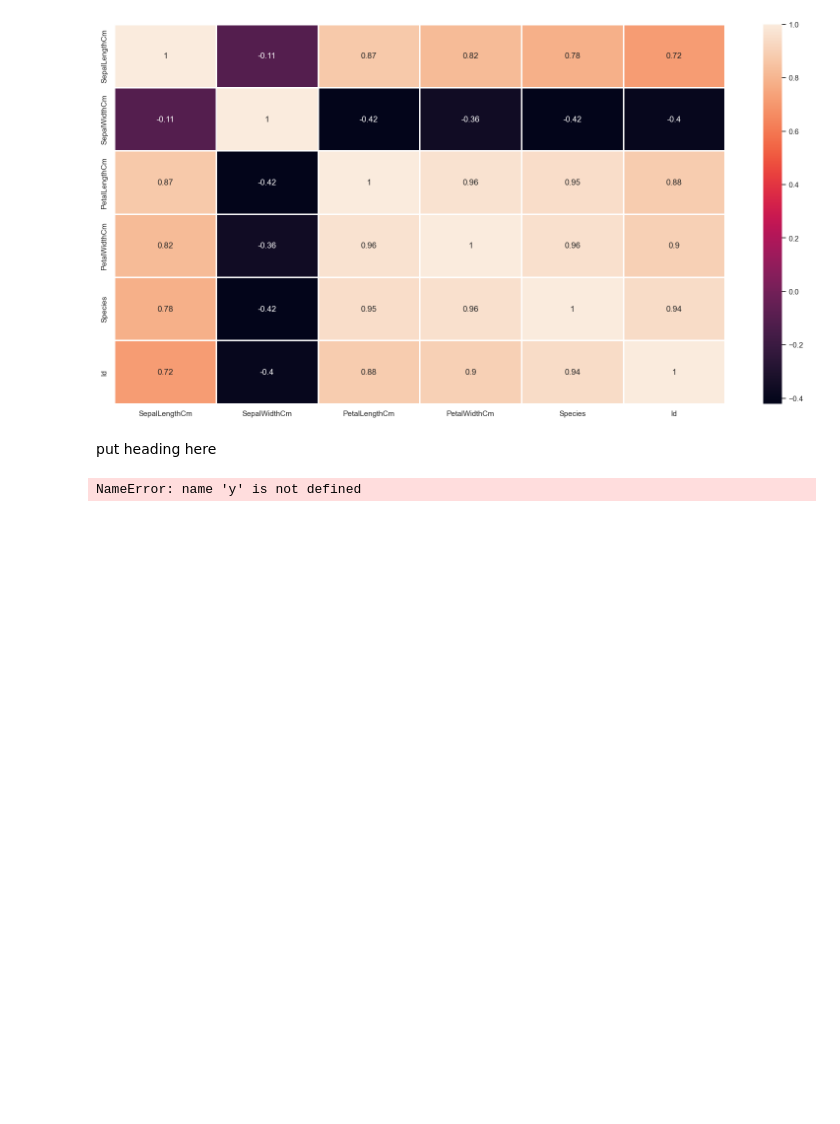
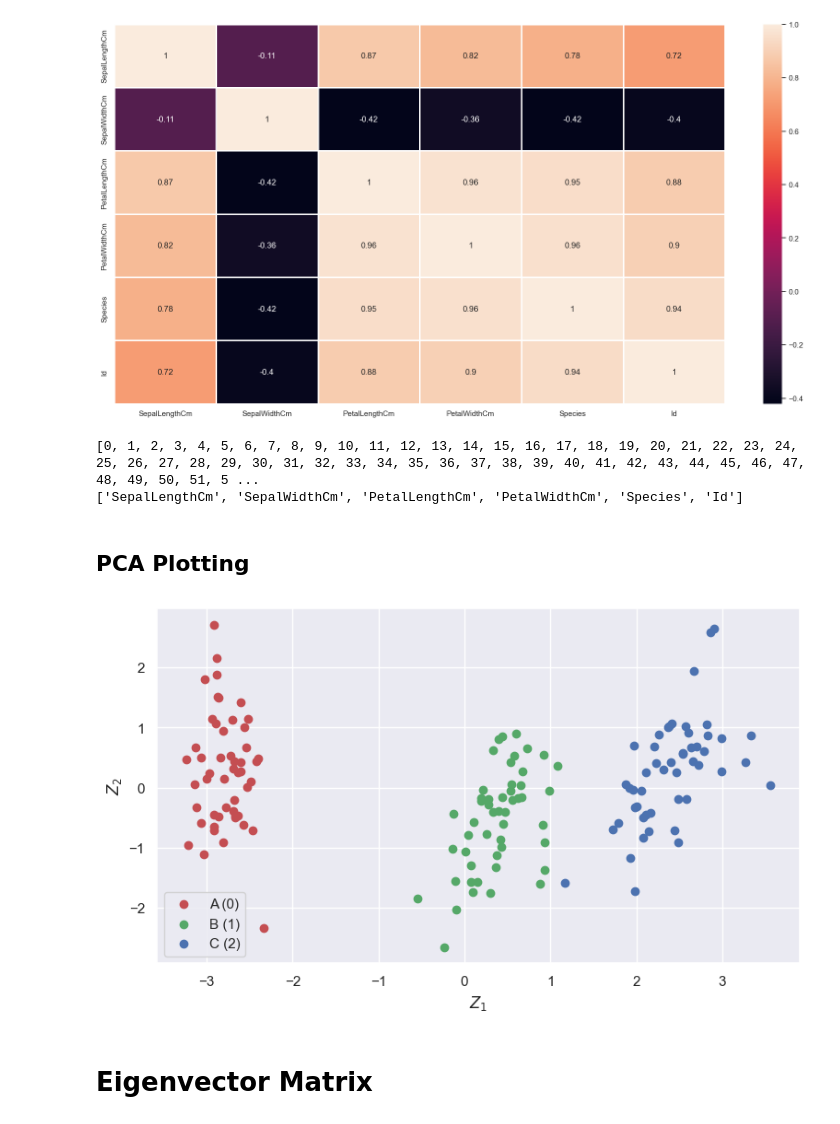
Before and after one commit to Tobilobaaxx/iris_pca_detection, a Jupyter notebook: classifieddata.ipynb, the cells around one changed output. Saved outputs shown, nothing was run; the diff lists cells and outputs as text; code cells hidden in the pictures; blank space fills up the shorter version.

```diff
--- a/classifieddata.ipynb
+++ b/classifieddata.ipynb
@@ -51,0 +50,3 @@ df.head(10)
+# %%
+y = df['Species']
+df.head(10)
@@ -107,24 +120,42 @@ sns.heatmap(df.corr(numeric_only=True),annot=True, linewidth=0.8)
 plt.show()
 # %% [output]
 [figure]
-# %% [markdown]
-put heading here
+# %%
+X = df.iloc[:,0:7]
+target = df['Species'].to_numpy()
+X_st = StandardScaler().fit_transform(X)
+df = pd.DataFrame(X_st)
+df.columns = X.columns
+
+observations = list(df.index)
+print(observations)
+variables = list(df.columns)
+print(variables)
+# %% [output]
+[0, 1, 2, 3, 4, 5, 6, 7, 8, 9, 10, 11, 12, 13, 14, 15, 16, 17, 18, 19, 20, 21, 22, 23, 24, 25, 26, 27, 28, 29, 30, 31, 32, 33, 34, 35, 36, 37, 38, 39, 40, 41, 42, 43, 44, 45, 46, 47, 48, 49, 50, 51, 5 ...
+['SepalLengthCm', 'SepalWidthCm', 'PetalLengthCm', 'PetalWidthCm', 'Species', 'Id']
+# %% [markdown]
+## PCA Plotting
 # %%
 pca = PCA()
 pca.fit(df)
 Z = pca.fit_transform(df)
 
 # 1(A)->0,  2(P)->1, 3(C)->2
 idx_A = np.where(y == 0)
 idx_B = np.where(y == 1)
 idx_C = np.where(y == 2)
 
-plt. figure()
+plt.figure(1, figsize=(9,5))
 plt.scatter(Z[idx_A,0], Z[idx_A,1], c='r', label='A (0)')
 plt.scatter(Z[idx_B,0], Z[idx_B,1], c='g', label='B (1)')
 plt.scatter(Z[idx_C,0], Z[idx_C,1], c='b', label='C (2)')
 plt.legend()
 plt.xlabel('$Z_1$')
 plt.ylabel('$Z_2$')
+
+labels = ['red' if i==1 else 'green' for i in df.Species]
 # %% [output]
-NameError: name 'y' is not defined
+[figure, added]
+# %% [markdown]
+# Eigenvector Matrix
```
Also changed, not shown: parts of 11 cells of this notebook, 1 other file.
